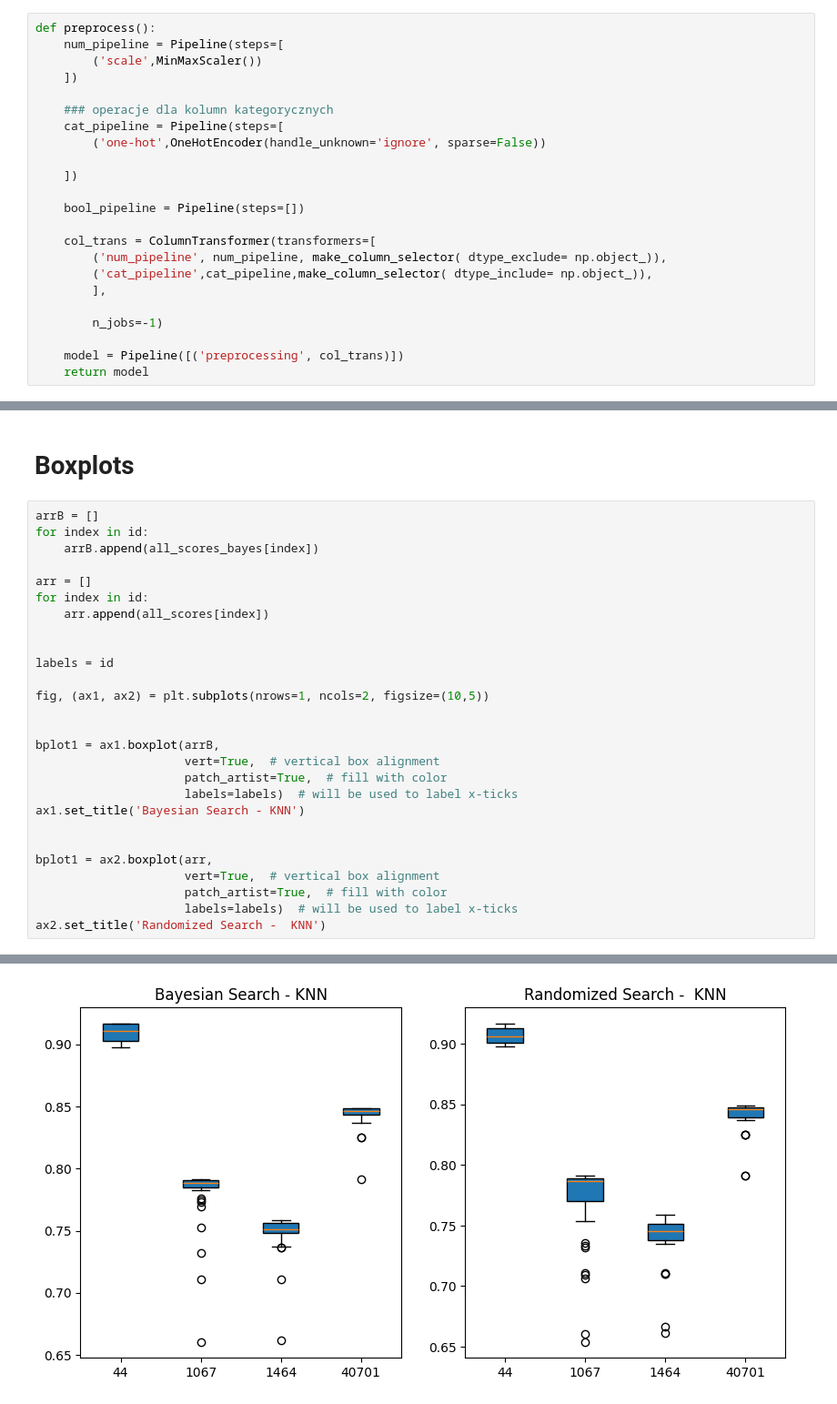
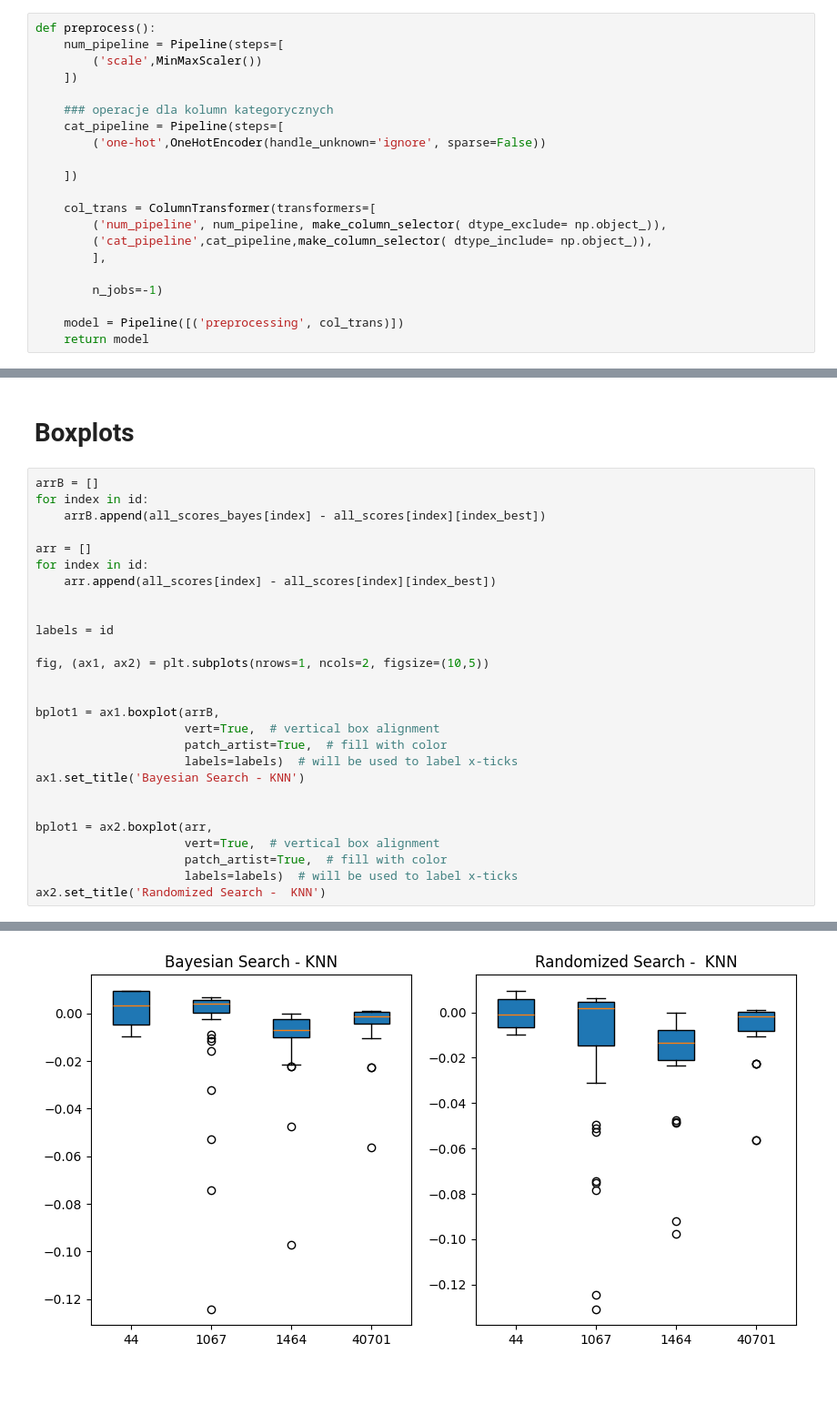
Before and after one commit to AgataWeg/AutoML, a Jupyter notebook: HM1 - Copy.ipynb, the cells around one changed output, grey strips where cells are left out. Shown at 91% size. Saved outputs shown, nothing was run; the diff lists cells and outputs as text.

```diff
--- a/HM1 - Copy.ipynb
+++ b/HM1 - Copy.ipynb
@@ -59,8 +53,6 @@ def preprocess():
 
     ])
 
-    bool_pipeline = Pipeline(steps=[])
-
     col_trans = ColumnTransformer(transformers=[
         ('num_pipeline', num_pipeline, make_column_selector( dtype_exclude= np.object_)),
         ('cat_pipeline',cat_pipeline,make_column_selector( dtype_include= np.object_)),
@@ -291,30 +264,30 @@ plot_(40701)
 # %%
 arrB = []
 for index in id:
-    arrB.append(all_scores_bayes[index])
+    arrB.append(all_scores_bayes[index] - all_scores[index][index_best])
 
 arr = []
 for index in id:
-    arr.append(all_scores[index])
+    arr.append(all_scores[index] - all_scores[index][index_best])
 
 
 labels = id
 
 fig, (ax1, ax2) = plt.subplots(nrows=1, ncols=2, figsize=(10,5))
 
 
 bplot1 = ax1.boxplot(arrB,
                      vert=True,  # vertical box alignment
                      patch_artist=True,  # fill with color
                      labels=labels)  # will be used to label x-ticks
 ax1.set_title('Bayesian Search - KNN')
 
 
 bplot1 = ax2.boxplot(arr,
                      vert=True,  # vertical box alignment
                      patch_artist=True,  # fill with color
                      labels=labels)  # will be used to label x-ticks
 ax2.set_title('Randomized Search -  KNN')
 # %% [output]
 Text(0.5, 1.0, 'Randomized Search -  KNN')
-[figure, old version]
+[figure, new version]
```
Also changed, not shown: parts of 8 cells of this notebook, 1 other file.
